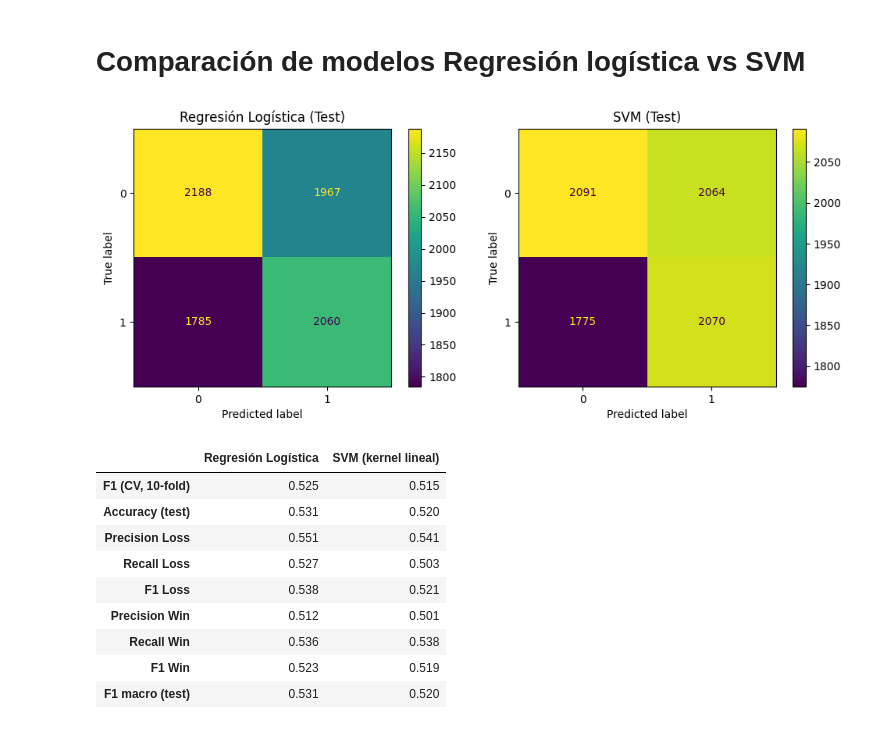
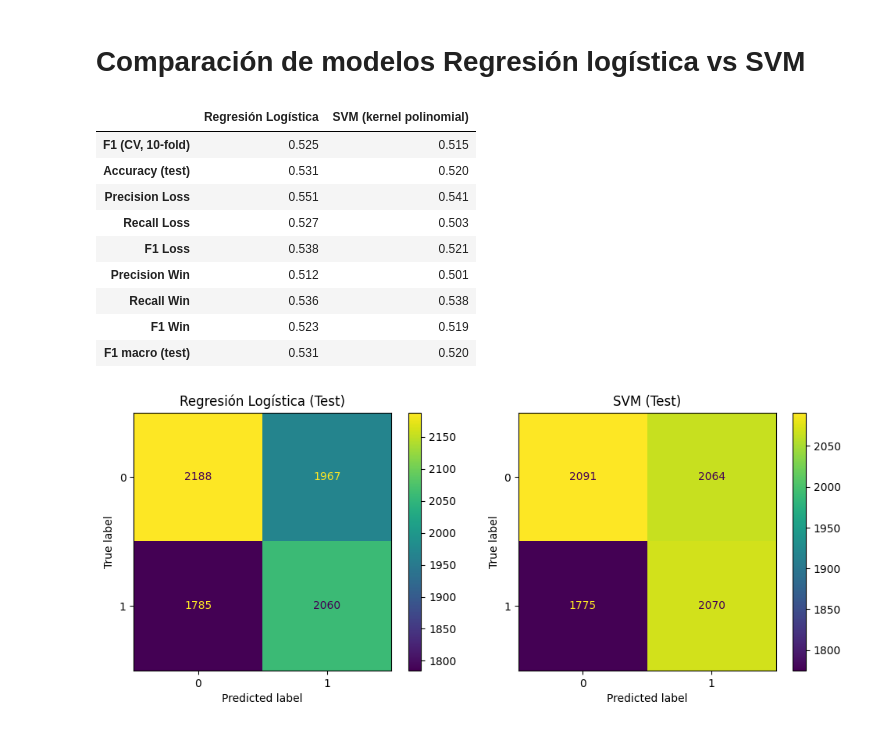
Before and after one commit to jfpa11100/E-Sports-ML, a Jupyter notebook: notebook.ipynb, the cells around one changed output. Saved outputs shown, nothing was run; the diff lists cells and outputs as text; code cells hidden in the pictures.

```diff
--- a/notebook.ipynb
+++ b/notebook.ipynb
@@ -590,60 +567,60 @@ asimetría ya no está presente.
 # %%
 from sklearn.metrics import confusion_matrix, ConfusionMatrixDisplay
 import matplotlib.pyplot as plt
+
+from sklearn.metrics import accuracy_score, precision_score, recall_score, f1_score
+
+def metricas_modelo(y_true, y_pred, cv_f1):
+    return {
+        'F1 (CV, 10-fold)': cv_f1,
+        'Accuracy (test)': accuracy_score(y_true, y_pred),
+        'Precision Loss': precision_score(y_true, y_pred, pos_label=0),
+        'Recall Loss': recall_score(y_true, y_pred, pos_label=0),
+        'F1 Loss': f1_score(y_true, y_pred, pos_label=0),
+        'Precision Win': precision_score(y_true, y_pred, pos_label=1),
+        'Recall Win': recall_score(y_true, y_pred, pos_label=1),
+        'F1 Win': f1_score(y_true, y_pred, pos_label=1),
+        'F1 macro (test)': f1_score(y_true, y_pred, average='macro'),
+    }
+
+resultados = pd.DataFrame({
+    'Regresión Logística': metricas_modelo(y_test, y_pred_lr, grid_lr.best_score_),
+    'SVM (kernel polinomial)': metricas_modelo(y_test, y_pred_svm, grid_svm.best_score_),
+}).round(3)
+
+display(resultados)
 
 # Matriz de confusión - Regresión Logística
 cm_lr = confusion_matrix(y_test, y_pred_lr)
 
 # Matriz de confusión - SVM
 cm_svm = confusion_matrix(y_test, y_pred_svm)
 
 
 fig, axes = plt.subplots(1, 2, figsize=(10, 4))
 
 # Regresión Logística
 disp_lr = ConfusionMatrixDisplay(confusion_matrix=cm_lr)
 disp_lr.plot(values_format="d", ax=axes[0])
 axes[0].set_title("Regresión Logística (Test)")
 
 # SVM
 disp_svm = ConfusionMatrixDisplay(confusion_matrix=cm_svm)
 disp_svm.plot(values_format="d", ax=axes[1])
 axes[1].set_title("SVM (Test)")
 
 plt.tight_layout()
+print()
 plt.show()
 # %% [output]
+|  | Regresión Logística | SVM (kernel polinomial) |
+| F1 (CV, 10-fold) | 0.525 | 0.515 |
+| Accuracy (test) | 0.531 | 0.520 |
+| Precision Loss | 0.551 | 0.541 |
+| Recall Loss | 0.527 | 0.503 |
+| F1 Loss | 0.538 | 0.521 |
+| Precision Win | 0.512 | 0.501 |
+| Recall Win | 0.536 | 0.538 |
+| F1 Win | 0.523 | 0.519 |
+| F1 macro (test) | 0.531 | 0.520 |
 [figure]
-# %%
-from sklearn.metrics import accuracy_score, precision_score, recall_score, f1_score
-
-def metricas_modelo(y_true, y_pred, cv_f1):
-    return {
-        'F1 (CV, 10-fold)': cv_f1,
-        'Accuracy (test)': accuracy_score(y_true, y_pred),
-        'Precision Loss': precision_score(y_true, y_pred, pos_label=0),
-        'Recall Loss': recall_score(y_true, y_pred, pos_label=0),
-        'F1 Loss': f1_score(y_true, y_pred, pos_label=0),
-        'Precision Win': precision_score(y_true, y_pred, pos_label=1),
-        'Recall Win': recall_score(y_true, y_pred, pos_label=1),
-        'F1 Win': f1_score(y_true, y_pred, pos_label=1),
-        'F1 macro (test)': f1_score(y_true, y_pred, average='macro'),
-    }
-
-resultados = pd.DataFrame({
-    'Regresión Logística': metricas_modelo(y_test, y_pred_lr, grid_lr.best_score_),
-    'SVM (kernel lineal)': metricas_modelo(y_test, y_pred_svm, grid_svm.best_score_),
-}).round(3)
-
-display(resultados)
-# %% [output]
-|  | Regresión Logística | SVM (kernel lineal) |
-| F1 (CV, 10-fold) | 0.525 | 0.515 |
-| Accuracy (test) | 0.531 | 0.520 |
-| Precision Loss | 0.551 | 0.541 |
-| Recall Loss | 0.527 | 0.503 |
-| F1 Loss | 0.538 | 0.521 |
-| Precision Win | 0.512 | 0.501 |
-| Recall Win | 0.536 | 0.538 |
-| F1 Win | 0.523 | 0.519 |
-| F1 macro (test) | 0.531 | 0.520 |
```
Also changed, not shown: parts of 13 cells of this notebook.
